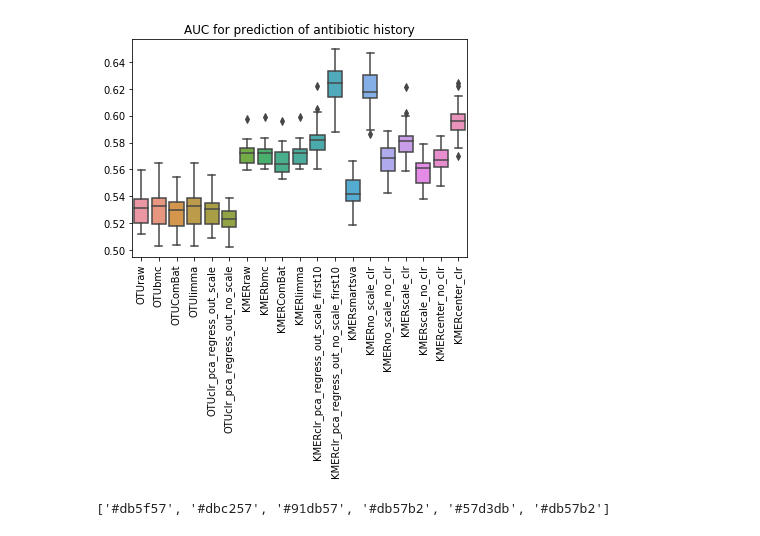
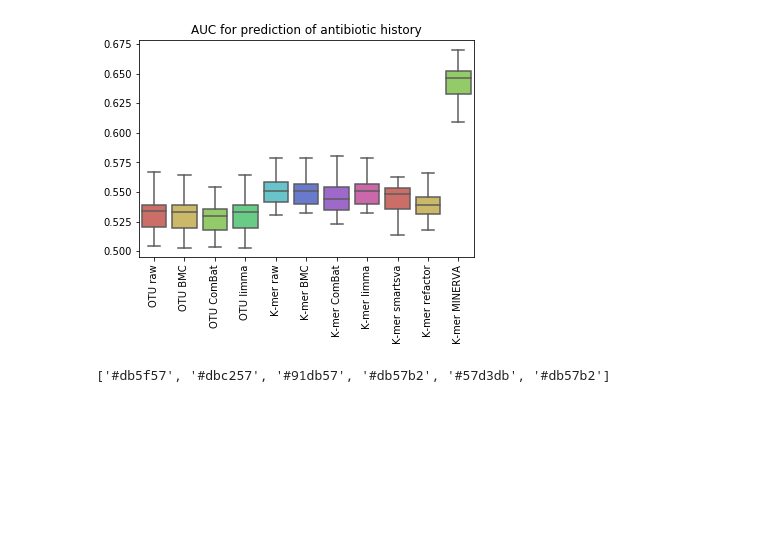
Before and after one commit to LeahBriscoe/microbatch_vc, a Jupyter notebook: Classifier/plotting_prediction_results_CI.ipynb, the cells around one changed output. Saved outputs shown, nothing was run; the diff lists cells and outputs as text; code cells hidden in the pictures; blank space fills up the shorter version.

```diff
--- a/Classifier/plotting_prediction_results_CI.ipynb
+++ b/Classifier/plotting_prediction_results_CI.ipynb
@@ -20,7 +20,9 @@ plot_folder = '/Users/leahbriscoe/Documents/MicroBatch/microbatch_vc/plots/'
 file_names =[ 'otu_BatchCorrected_antibiotic_classification_auc',
              'kmer_BatchCorrected_antibiotic_classification_auc',
              'kmer_kmer_table_antibiotic_classification_auc']
-folder_names = ['AGP_otumatch_otu','AGP_otumatch_k7','AGP_otumatch_k7'] #,'AGP_otumatch_k7']#['AGP_healthymax_k6', 'AGP_healthymax_k7']
+folder_names = ['AGP_Hfilter_otu','AGP_Hfilter_k7','AGP_Hfilter_k7']
+
+#folder_names = ['AGP_otumatch_otu','AGP_otumatch_k7','AGP_otumatch_k7'] #,'AGP_otumatch_k7']#['AGP_healthymax_k6', 'AGP_healthymax_k7']
 #['AGP_otumatch_otu','AGP_otumatch_k7','AGP_otumatch_k7']
 #['AGP_healthymax_k6', 'AGP_healthymax_k7']
 nice_names = ['OTU',"KMER","KMER"] #,"KMER"]#, 'KMER old batch correct','KMER MINERVA']
@@ -68,42 +70,45 @@ df_metric.sort_values('OTUraw')
 # %%
-select_columns_bool = False
+select_columns_bool = True
 # %%
 # ['6-mers norm', '6-mers no_scale_clr','6-mers scale_clr','7-mers norm','7-mers no_scale_clr','7-mers scale_clr']
 # ['6-mers Raw', '6-mers MINVERVA','6-mers MINERVA-scale', '7-mers Raw','7-mers MINVERVA','7-mers MINVERVA-scale']
 # Make boxplot for one group only
 
 current_palette = sns.color_palette()
 #sns.palplot(current_palette)
 palette = sns.color_palette("hls", 8)
 plot_color = palette.as_hex()
 
-select_columns = ['OTUraw','OTUbmc','OTUComBat','OTUlimma','OTUclr_pca_regress_out_no_scale',
-                                 'KMERnorm',"KMERno_scale_clr"]
+select_columns = ['OTUraw','OTUbmc','OTUComBat','OTUlimma',
+                                 'KMERraw','KMERbmc','KMERComBat','KMERlimma',
+                  "KMERsmartsva_first10","KMERrefactor_first10",
+                 "KMERno_scale_clr"] #clr_pca_regress_out_no_scale_first10
 
 # ['OTUraw','OTUbmc','OTUComBat','OTUlimma',
 #                                  'OTUclr_pca_regress_out_no_scale',"KMERnorm","KMERno_scale_clr"]
 
-select_labels = ['OTU raw','OTU BMC','OTU ComBat','OTU limma', 'OTU MINERVA',
-                                     "K-mer raw","K-mer MINERVA"]
+select_labels = ['OTU raw','OTU BMC','OTU ComBat','OTU limma',
+                                     "K-mer raw","K-mer BMC", "K-mer ComBat",
+                "K-mer limma","K-mer smartsva","K-mer refactor","K-mer MINERVA"]
 #['OTU raw','OTU BMC','OTU ComBat','OTU limma',"OTU MINERVA","K-mer raw", "K-mer MINERVA"]
 
 
 # ['OTU raw','OTU BMC','OTU ComBat','OTU limma',
 #                                      "K-mer raw","K-mer ComBat","K-mer smartsva*",
 #                                     "K-mer MINERVA"]
 if select_columns_bool:
     g=sns.boxplot( data = df_metric[select_columns],palette=plot_color)
     #plot_color[0:4] + [plot_color[7]] + [plot_color[4]] + [plot_color[7]
     g.set_xticklabels(rotation=90,labels = select_labels) #df_metric.columns
 else:
     g=sns.boxplot( data = df_metric)
     g.set_xticklabels(rotation=90,labels = df_metric.columns)
 
 g.set_title(title)
 plt.savefig(plot_folder + 'boxplots_' + classifier + '_' + metric_word + "_" + special_name + '.pdf',bbox_inches='tight')
 plt.savefig(plot_folder + 'boxplots_' + classifier + '_' + metric_word + "_" + special_name + '.png',bbox_inches='tight')
 # %% [output]
-[figure, old version]
+[figure, new version]
 # %%
 # %% [output]
 ['#db5f57', '#dbc257', '#91db57', '#db57b2', '#57d3db', '#db57b2']
```
Also changed, not shown: parts of 1 cell of this notebook, 4 other files.
